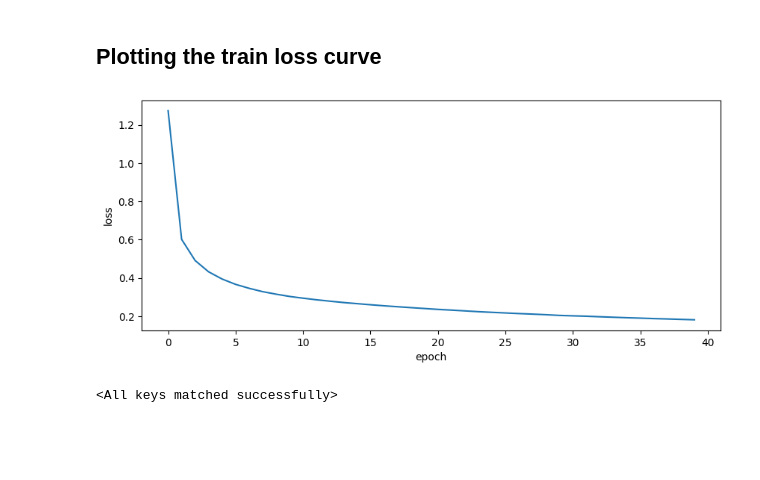
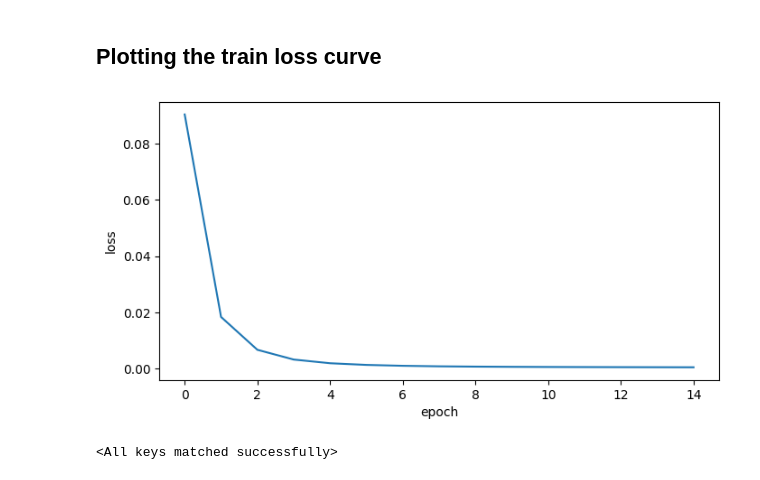
Before and after one commit to AtiqurRahmanAni/ml-algos, a Jupyter notebook: Autoencoder/autoencoder_basic.ipynb, the cells around one changed output. Cells and saved outputs as stored; diff of their text form; code cells hidden in the pictures; blank space fills up the shorter version.

```diff
--- a/Autoencoder/autoencoder_basic.ipynb
+++ b/Autoencoder/autoencoder_basic.ipynb
@@ -65,7 +67,7 @@ class AutoEncoder(nn.Module):
 # %%
 model = AutoEncoder().to(DEVICE)
 # %%
-NUM_EPOCH = 40
+NUM_EPOCH = 15
 LEARNING_RATE = 1e-4
 
 criterion = nn.MSELoss()
@@ -79,8 +81,8 @@ for epoch in range(NUM_EPOCH):
     total_loss = 0
 
     for img, _ in tqdm(train_loader, desc=f'Epoch {epoch + 1}'):
-        img = img.view(-1, 1 * 28 * 28).to(DEVICE)
-        out, latent = model(img)
+        img = img.to(DEVICE)
+        out, _ = model(img)
 
         loss = criterion(out, img)
 
@@ -90,7 +92,7 @@ for epoch in range(NUM_EPOCH):
         loss.backward()
         optimizer.step()
 
-    epoch_loss = total_loss / BATCH_SIZE
+    epoch_loss = total_loss / len(train_loader)
     train_loss.append(epoch_loss)
 
     print(f'Epoch: {epoch + 1} | Loss: {epoch_loss:.4f}')
@@ -116,13 +118,13 @@ Epoch: 12 | Loss: 0.2860
 # %% [markdown]
 ## Plotting the train loss curve
 # %%
-plt.figure(figsize=(10, 4))
+plt.figure(figsize=(8, 4))
 plt.plot(train_loss)
 plt.xlabel("epoch")
 plt.ylabel("loss")
 plt.show()
 # %% [output]
-[figure, old version]
+[figure, new version]
 # %%
 best_model = AutoEncoder().to(DEVICE)
 best_model.load_state_dict(torch.load("./best_model.pth", weights_only=True, map_location=DEVICE))
```
Also changed, not shown: parts of 10 cells of this notebook.
